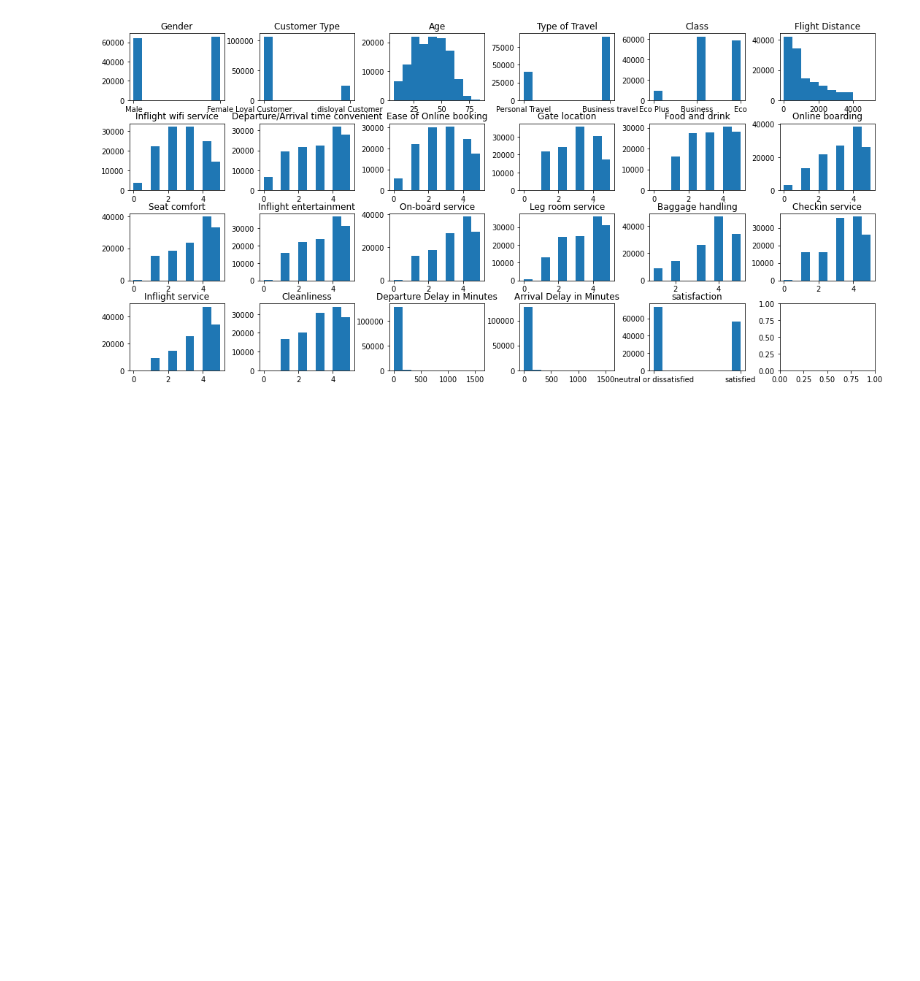
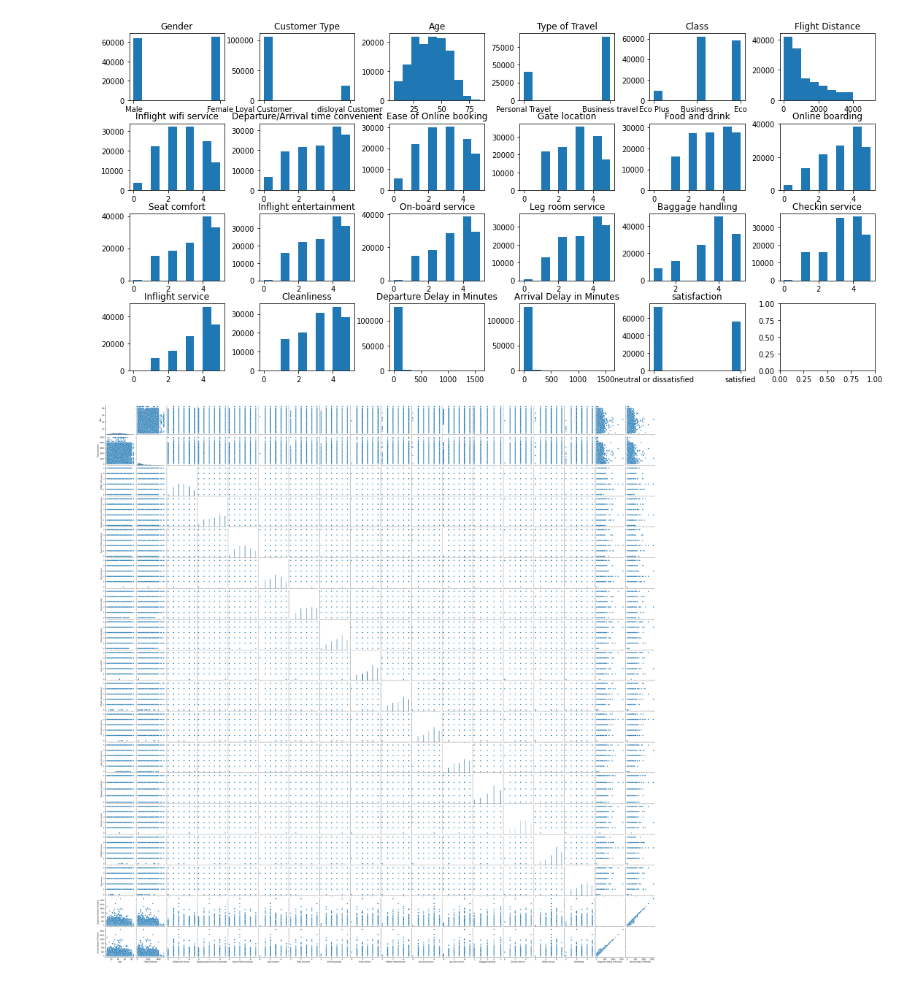
Before and after one commit to gpala7077/Classifying_Airline_Customer_Satisfication, a Jupyter notebook: Final Project.ipynb, the cells around one changed output. Saved outputs shown, nothing was run; the diff lists cells and outputs as text; code cells hidden in the pictures; blank space fills up the shorter version.

Commit message:
Added Correlation plot

```diff
--- a/Final Project.ipynb
+++ b/Final Project.ipynb
@@ -13,0 +37,2 @@ This dataset contains 129880 observations and 23 attributes
+# %%
+data = data.dropna()
@@ -27,3 +56,10 @@ for x in range(rows):                                      # Fill plot grid
             i += 1
 # %% [output]
 [figure]
+# %%
+# This takes a few minutes to run
+import seaborn as sns
+sns.pairplot(data)
+plt.show()
+# %% [output]
+[figure, added]
```
Also changed, not shown: parts of 4 cells of this notebook.
